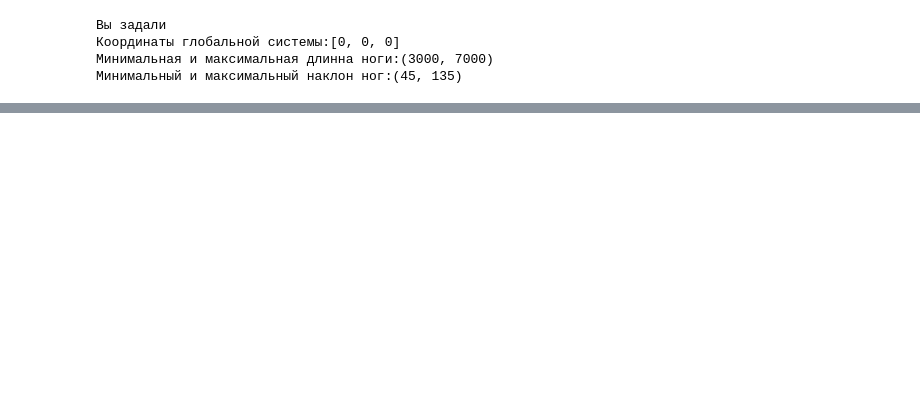
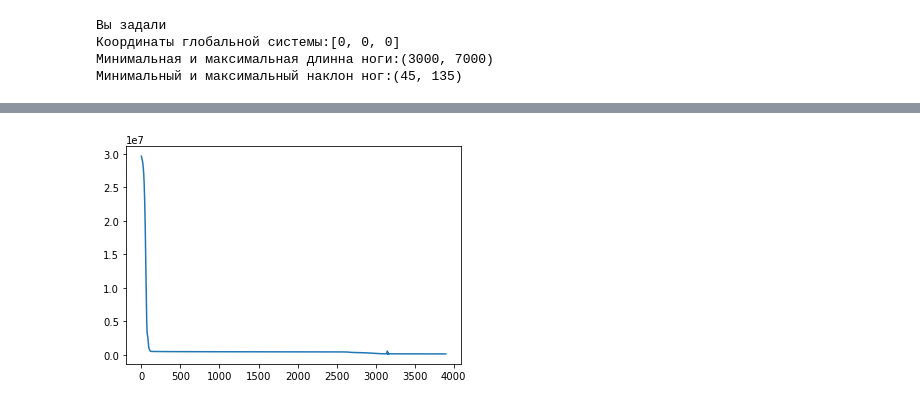
Before and after one commit to neit1t/Stewart_platform_main, a Jupyter notebook: StewartTest/Gets_Dataset.ipynb, the cells around one changed output, grey strips where cells are left out. Drawn from its saved outputs; the diff is of its cells as text; code cells hidden in the pictures; blank space fills up the shorter version.

```diff
--- a/StewartTest/Gets_Dataset.ipynb
+++ b/StewartTest/Gets_Dataset.ipynb
@@ -226,0 +190,4 @@ plt.plot()
+# %%
+date.train_model(10,75)
+# %% [output]
+[figure, added]
```
Also changed, not shown: parts of 15 cells of this notebook, 4 other files.
